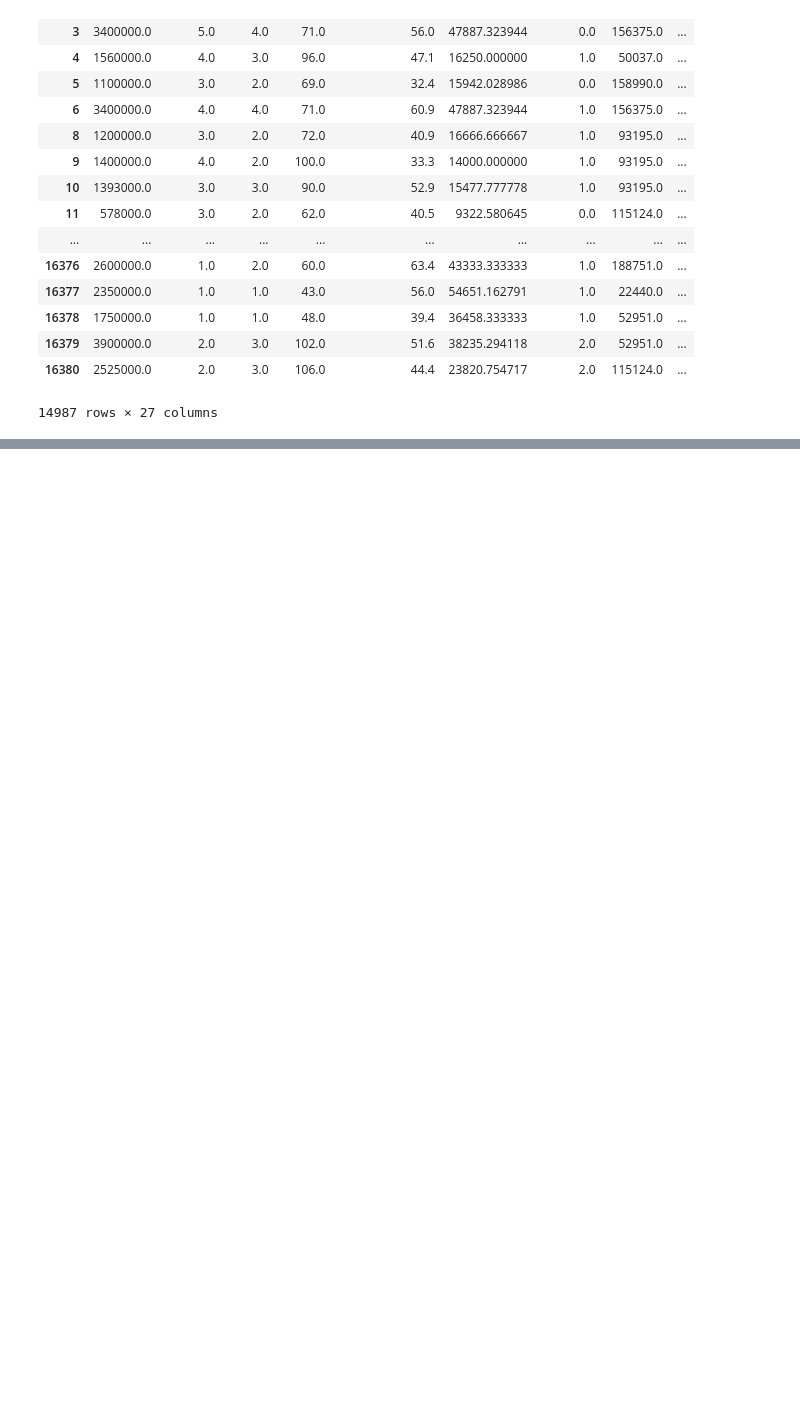
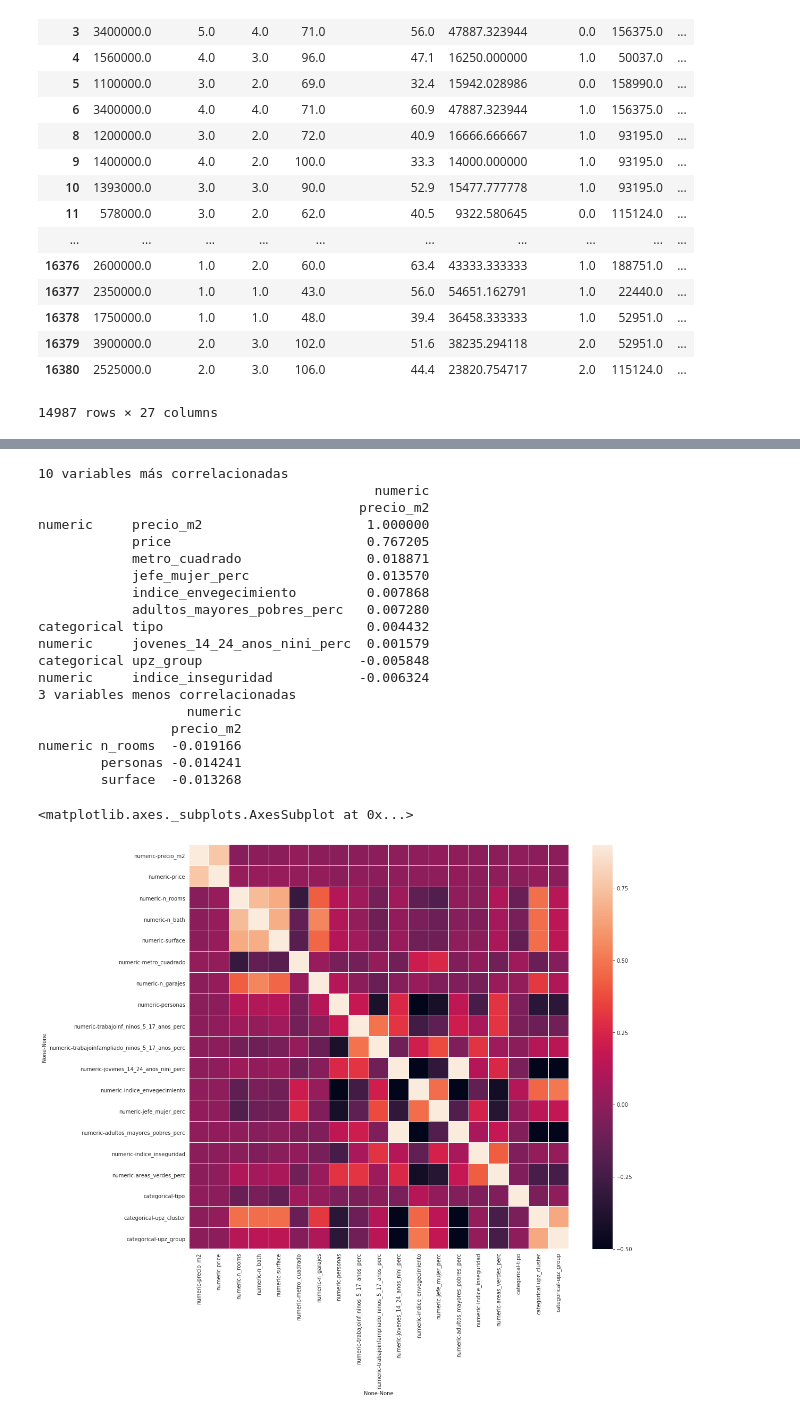
Before and after one commit to Baarry11/Tarea-1-LabDeDatos, a Jupyter notebook: tarea1.ipynb, the cells around one changed output, grey strips where cells are left out. Saved outputs shown, nothing was run; the diff lists cells and outputs as text; code cells hidden in the pictures; blank space fills up the shorter version.

```diff
--- a/tarea1.ipynb
+++ b/tarea1.ipynb
@@ -818,0 +789,53 @@ numeric n_rooms  -0.019166
+# %%
+# matriz de correlaciones
+corr_matrix=df1.corr()
+col = indexer(['precio_m2'])
+print('10 variables más correlacionadas')
+print(corr_matrix[col].nlargest(10,col))
+print('3 variables menos correlacionadas')
+print(corr_matrix[col].nsmallest(3,col))
+
+
+# Visualizar
+
+'''
+Se inserta 'precio_m2' como primera fila x columna de la matriz de correlacion
+'''
+
+unsorted = list(corr_matrix.columns)
+unsorted.remove(*col)
+unsorted.insert(0, *col)
+
+sortd = pd.MultiIndex.from_tuples(unsorted)
+corrmat = corr_matrix.reindex(index = sortd, columns = sortd)
+'''
+Dado lo anterior, se ajusta el anchor de colores con maximo en .9
+y -0.5, para tener una perspectiva entorno a los valores maximos
+de correlacion (negativa y positiva)
+'''
+
+fig, ax = plt.subplots(figsize=[16, 14])
+
+sns.heatmap(corrmat, vmin=-.5, vmax=.9, linewidths=.01)
+# %% [output]
+10 variables más correlacionadas
+                                           numeric
+                                         precio_m2
+numeric     precio_m2                     1.000000
+            price                         0.767205
+            metro_cuadrado                0.018871
+            jefe_mujer_perc               0.013570
+            indice_envegecimiento         0.007868
+            adultos_mayores_pobres_perc   0.007280
+categorical tipo                          0.004432
+numeric     jovenes_14_24_anos_nini_perc  0.001579
+categorical upz_group                    -0.005848
+numeric     indice_inseguridad           -0.006324
+3 variables menos correlacionadas
+                   numeric
+                 precio_m2
+numeric n_rooms  -0.019166
+        personas -0.014241
+        surface  -0.013268
+<matplotlib.axes._subplots.AxesSubplot at 0x...>
+[figure, added]
```
Also changed, not shown: parts of 17 cells of this notebook.
